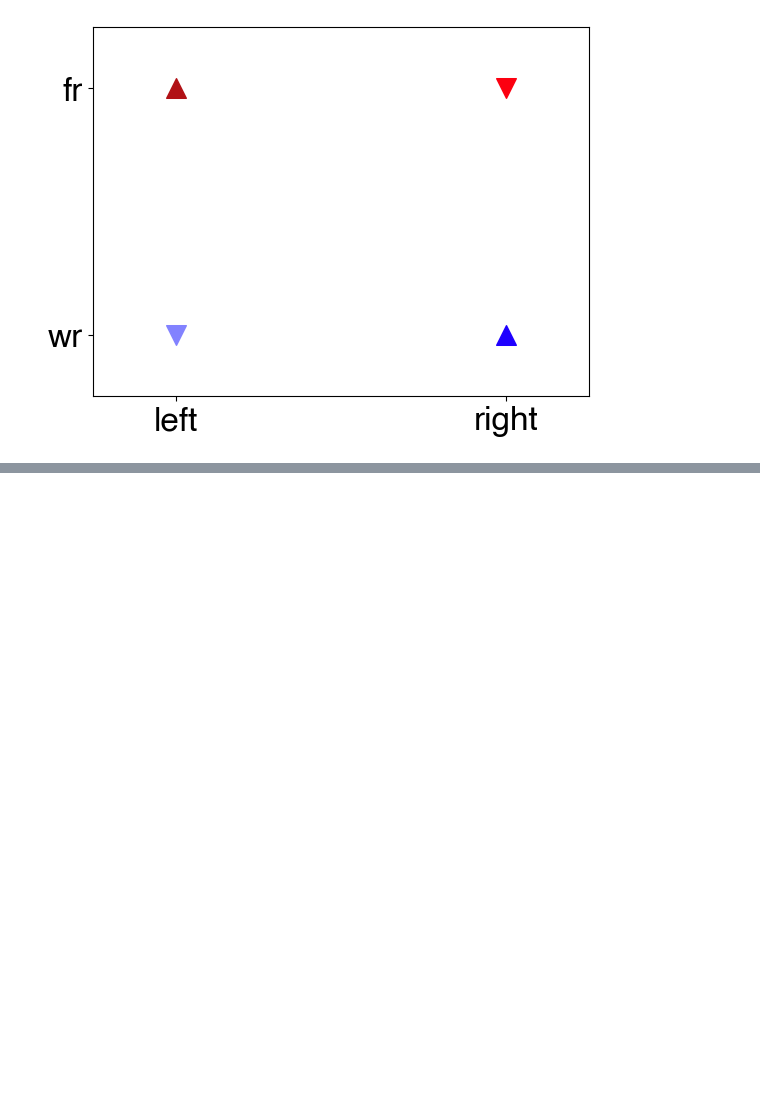
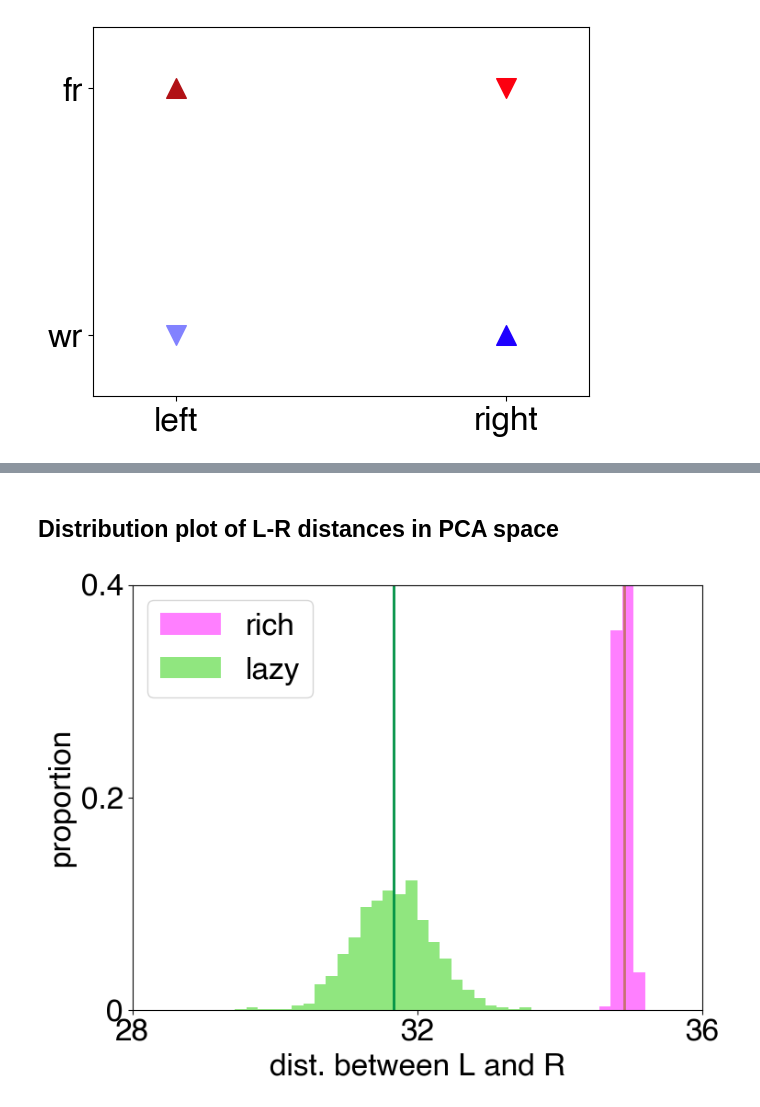
Before and after one commit to vandermeerlab/replay_task_rep, a Jupyter notebook: simulations/Fig3_splitting_sim.ipynb, the cells around one changed output, grey strips where cells are left out. Saved outputs shown, nothing was run; the diff lists cells and outputs as text; code cells hidden in the pictures; blank space fills up the shorter version.

```diff
--- a/simulations/Fig3_splitting_sim.ipynb
+++ b/simulations/Fig3_splitting_sim.ipynb
@@ -176,2 +182,4 @@ Text(0.5, 0.92, 'dist(L, R) = 5.71')
 # %%
 # fig.savefig("lazy_embedding.svg")
+# %% [markdown]
+## Distribution plot of L-R distances in PCA space
@@ -177,0 +214,27 @@ Text(0.5, 0.92, 'dist(L, R) = 5.71')
+# %%
+%matplotlib inline
+model_titles = ['rich', 'lazy']
+mean_colors = [COLORS['hidden_out'], COLORS['hidden_in']]
+num_bins = 50
+x_lim = [28, 36]
+
+fig, axis = plt.subplots()
+fig.set_size_inches((8, 6))
+for i, m_i in enumerate([1, 3]):
+    title = model_titles[i]
+    axis.hist(model_dist_LR[m_i, :], bins=np.arange(*x_lim, (x_lim[1]-x_lim[0]) / num_bins), label=title,
+              color=COLORS[title], alpha=0.5, stacked=True)
+    axis.axvline(x = np.mean(model_dist_LR[m_i, :]), color = mean_colors[i], linewidth=2)
+
+axis.legend()
+axis.set_xlabel('dist. between L and R')
+axis.set_ylabel('proportion')
+axis.set_xlim(28, 36)
+axis.set_ylim(0, 400)
+axis.set_xticks([28, 32, 36])
+axis.set_yticks([0, 200, 400])
+axis.set_yticklabels([0, 0.2, 0.4])
+
+# fig.savefig("late_rich_lazy_dist.svg")
+# %% [output]
+[figure, added]
```
Also changed, not shown: parts of 5 cells of this notebook, 1 other file.
